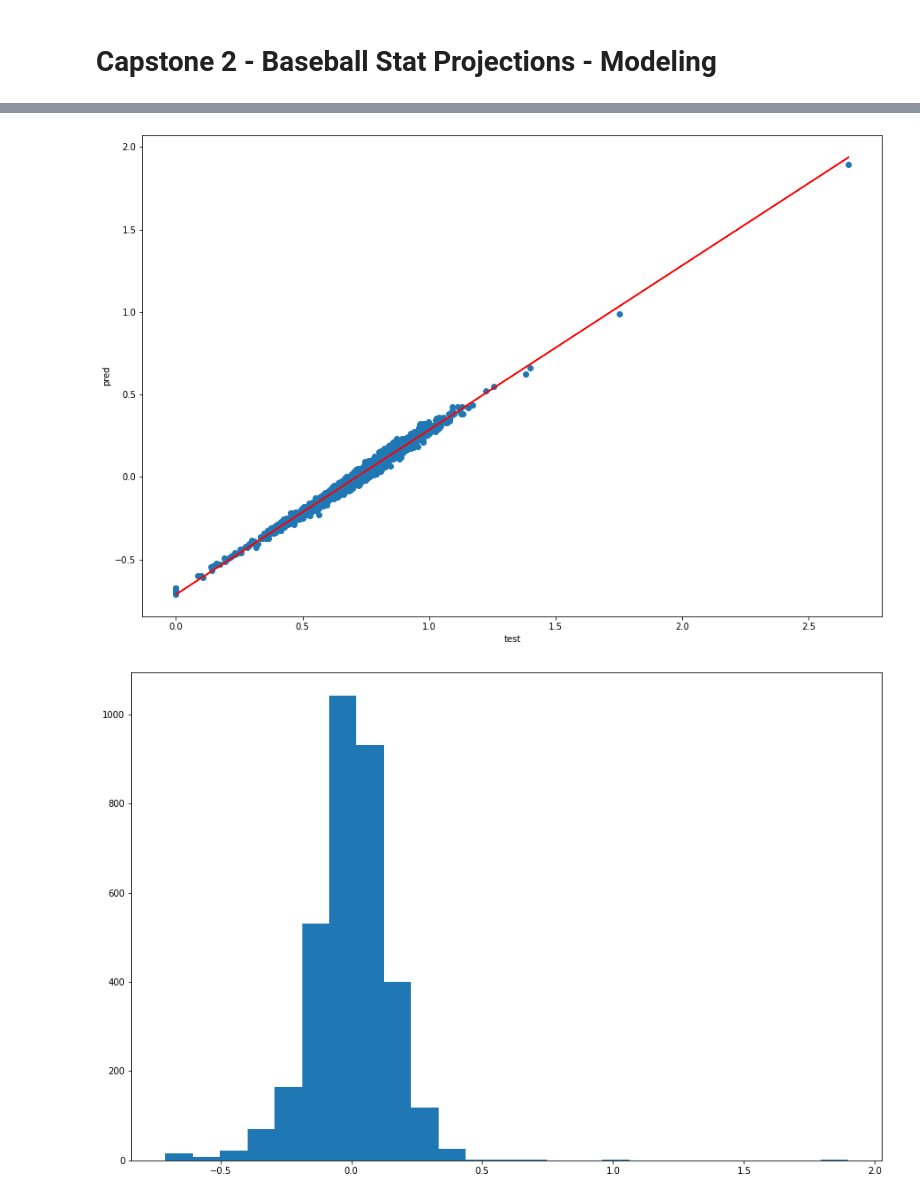
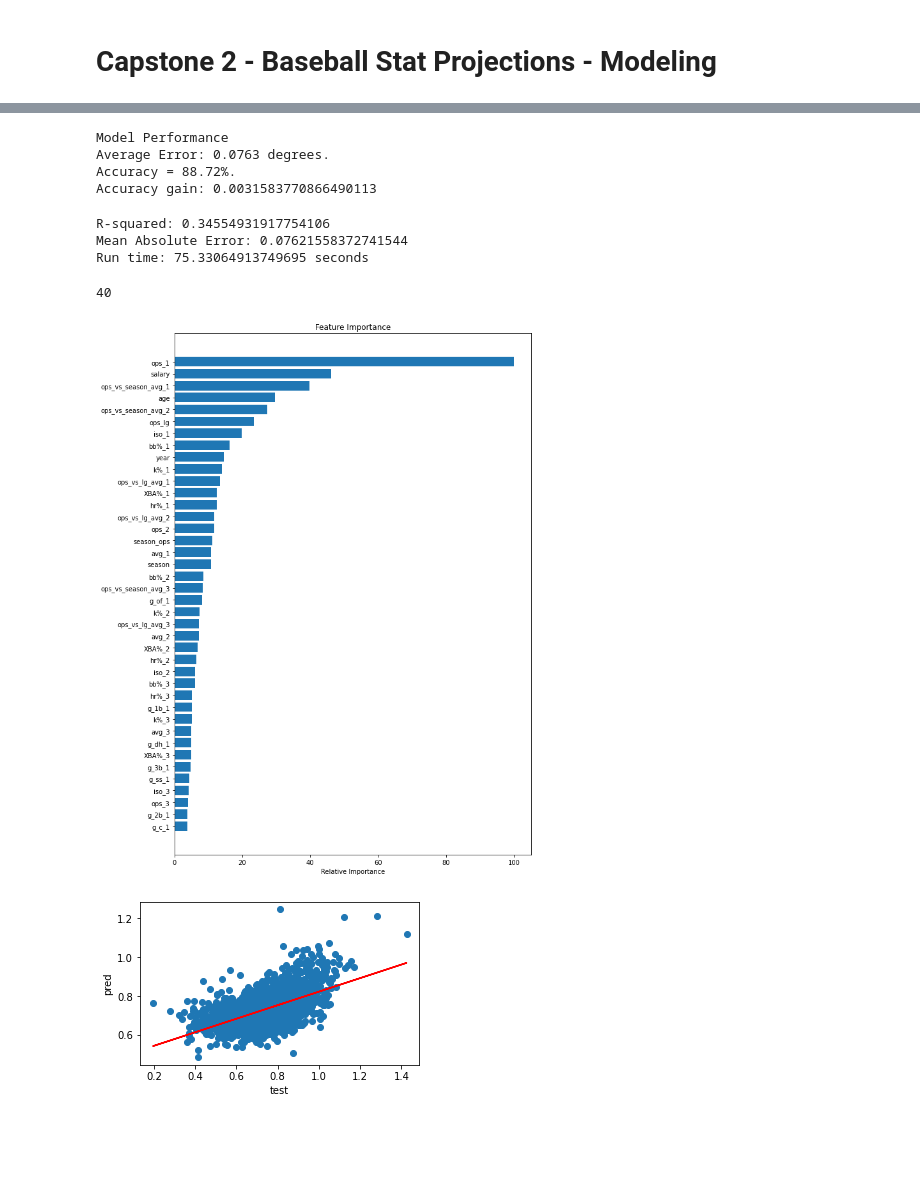
Before and after one commit to boardmjm/Capstone-Two, a Jupyter notebook: Pre-Processing & Modeling.ipynb, the cells around one changed output, grey strips where cells are left out. Saved outputs shown, nothing was run; the diff lists cells and outputs as text; code cells hidden in the pictures; blank space fills up the shorter version.

```diff
--- a/Pre-Processing & Modeling.ipynb
+++ b/Pre-Processing & Modeling.ipynb
@@ -165,6 +185,7 @@ rbi            9.261038e-17
 # %%
+# Model 1 visual
 _ = plt.scatter(y_test, y_pred)
-_ = plt.rcParams["figure.figsize"] = (15,10)
+_ = plt.rcParams["figure.figsize"] = (5,3)
 m, p = np.polyfit(y_test, y_pred, 1)
 _ = plt.plot(y_test, m*y_test + p, color='red')
 _ = plt.xlabel('test')
@@ -260,0 +265,11 @@ strong multicollinearity problems or that the design matrix is singular.
+# %%
+rfr_rand = rf_random.best_estimator_
+rfr_rand.fit(X_train, y_train)
+rand_accuracy = evaluate(rfr_rand, X_test, y_test)
+diff = rand_accuracy - base_accuracy
+print('Accuracy gain:', diff)
+# %% [output]
+Model Performance
+Average Error: 0.0763 degrees.
+Accuracy = 88.72%.
+Accuracy gain: 0.0031583770866490113
@@ -261,15 +278,53 @@ strong multicollinearity problems or that the design matrix is singular.
+# %%
+# Model 2 - Random Forest Regression
+
+import time
+start_time = time.time()
+
+rfr = RandomForestRegressor(n_estimators=727, min_samples_split=5, min_samples_leaf=4,
+                            max_features='auto', max_depth=10, bootstrap=True, random_state=34)
+model2 = rfr.fit(X_train, y_train)
+y_pred2 = model2.predict(X_test)
+
+# Evaluation Metrics
+r2 = r2_score(y_test, y_pred2)
+mae = mean_absolute_error(y_test, y_pred2)
+
+print('R-squared:',r2)
+print('Mean Absolute Error:',mae)
+
+end_time = time.time()
+print('Run time:',end_time - start_time, 'seconds')
+# %% [output]
+R-squared: 0.34554931917754106
+Mean Absolute Error: 0.07621558372741544
+Run time: 75.33064913749695 seconds
+# %%
+feature_importance = model2.feature_importances_
+# make importances relative to max importance
+feature_importance = 100.0 * (feature_importance / feature_importance.max())
+sorted_idx = np.argsort(feature_importance)
+
+pos = np.arange(sorted_idx.shape[0]) + .5
+print(pos.size)
+sorted_idx.size
+plt.figure(figsize=(10,15))
+plt.barh(pos, feature_importance[sorted_idx], align='center')
+plt.yticks(pos, X.columns[sorted_idx])
+plt.xlabel('Relative Importance')
+plt.title('Feature Importance')
+plt.show()
+# %% [output]
+40
+[figure, added]
 # %%
-_ = plt.scatter(y_test2, y_pred2)
-_ = plt.rcParams["figure.figsize"] = (15,10)
-m, p = np.polyfit(y_test2, y_pred2, 1)
-_ = plt.plot(y_test2, m*y_test2 + p, color='red')
-_ = plt.xlabel('test')
-_ = plt.ylabel('pred')
-_ = plt.show()
+# Model 2 visual
+_2 = plt.scatter(y_test, y_pred2)
+_2 = plt.rcParams["figure.figsize"] = (15,10)
+m2, p2 = np.polyfit(y_test, y_pred2, 1)
+_2 = plt.plot(y_test, m2*y_test + p2, color='red')
+_2 = plt.xlabel('test')
+_2 = plt.ylabel('pred')
+_2 = plt.show()
 # %% [output]
-[figure, old version]
+[figure, new version]
-# %%
-plt.hist(y_pred2, bins=25)
-plt.show()
-# %% [output]
-[figure, removed]
```
Also changed, not shown: parts of 30 cells of this notebook.
